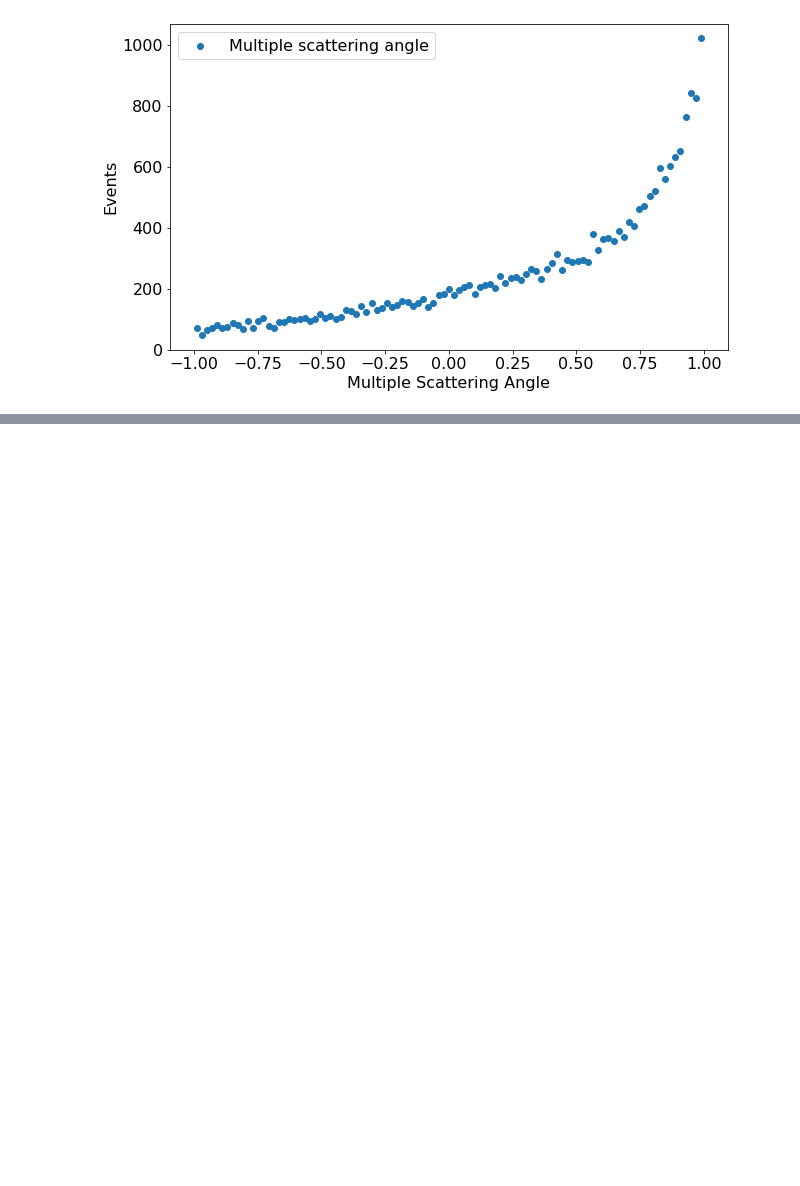
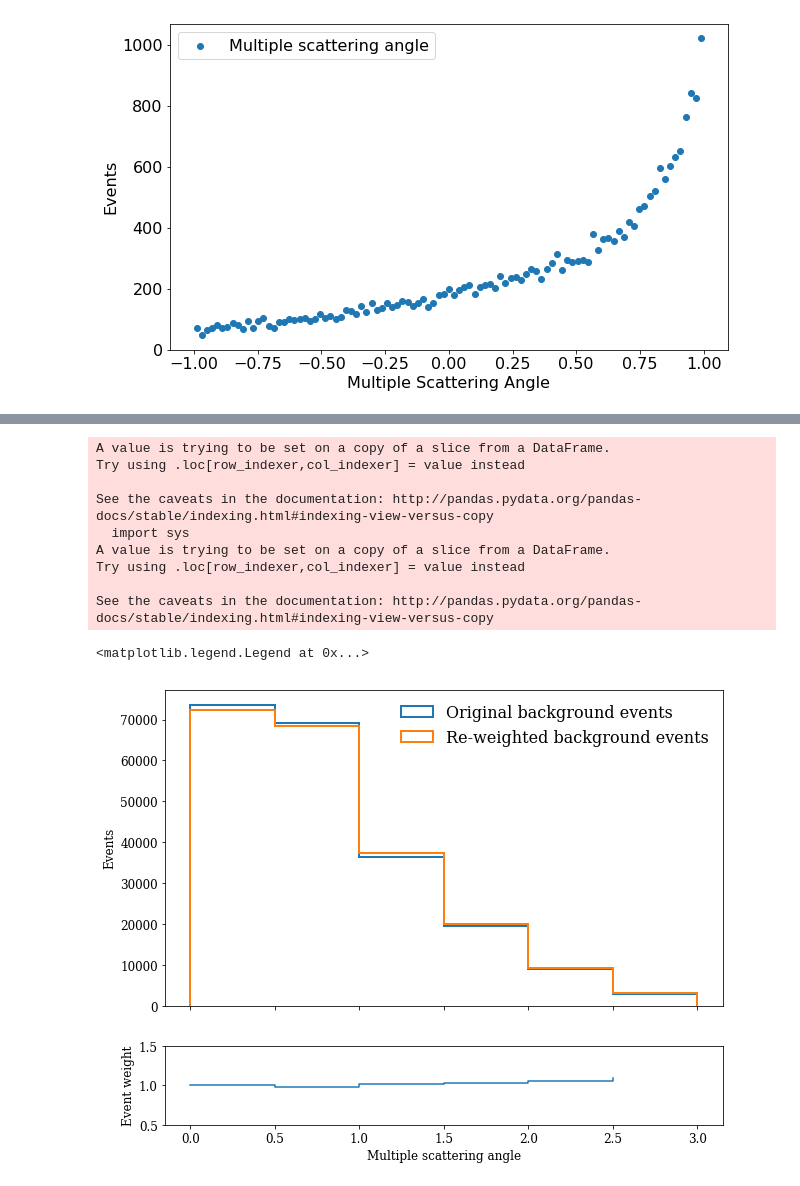
Before and after one commit to k-woodruff/bb2nu, a Jupyter notebook: bb2nu_BG_distribution.ipynb, the cells around one changed output, grey strips where cells are left out. Drawn from its saved outputs; the diff is of its cells as text; code cells hidden in the pictures; blank space fills up the shorter version.

Commit message:
Add a weight calculation for MCS angle

```diff
--- a/bb2nu_BG_distribution.ipynb
+++ b/bb2nu_BG_distribution.ipynb
@@ -562,0 +574,57 @@ plt.legend(loc = 'upper left', fontsize=16)
+# %%
+fig, ax = plt.subplots(nrows=2, figsize=(10,8), sharex=True, gridspec_kw={'height_ratios': [4, 1]})
+
+syst_unc = 0.05
+bin_width = 0.5
+mcsbins = np.arange(0, 3.15, bin_width)
+df_particles['weight_mcs'] = 1.
+df_particles_selection['weight_mcs'] = 1.
+
+mcs_counts,_ = np.histogram(df_particles['mcs_angle'], bins=mcsbins)
+mcs_counts_select,_ = np.histogram(df_particles_selection['mcs_angle'], bins=mcsbins)
+
+weight_vec = np.ones(len(mcsbins) - 1)
+
+for i in range(len(mcsbins) - 1):
+    bin_slice = (df_particles['mcs_angle'] >= mcsbins[i])&(df_particles['mcs_angle'] < mcsbins[i+1])
+    bin_slice_select = (df_particles_selection['mcs_angle'] >= mcsbins[i])&(df_particles_selection['mcs_angle'] < mcsbins[i+1])
+    if syst_unc > 0 and i != 0:
+        df_particles.loc[bin_slice, 'weight_mcs'] = (1-syst_unc) + mcs_counts[i-1]/mcs_counts[i]*syst_unc
+        df_particles_selection.loc[bin_slice_select, 'weight_mcs'] = (1-syst_unc) + mcs_counts_select[i-1]/mcs_counts_select[i]*syst_unc
+        weight_vec[i] = (1-syst_unc) + mcs_counts_select[i-1]/mcs_counts_select[i]*syst_unc
+    elif syst_unc <= 0 and i+1 != len(mcs_counts):
+        df_particles.loc[bin_slice, 'weight_mcs'] = (1-syst_unc) + mcs_counts[i+1]/mcs_counts[i]*syst_unc
+        df_particles_selection.loc[bin_slice_select, 'weight_mcs'] = (1-syst_unc) + mcs_counts_select[i+1]/mcs_counts_select[i]*syst_unc
+        weight_vec[i] = (1-syst_unc) + mcs_counts_select[i-1]/mcs_counts_select[i]*syst_unc
+
+weight_norm = len(df_particles)/df_particles['weight_mcs'].sum()
+weight_norm_select = len(df_particles_selection)/df_particles_selection['weight_mcs'].sum()
+df_particles['weight_mcs'] = df_particles['weight_mcs']*weight_norm
+df_particles_selection['weight_mcs'] = df_particles_selection['weight_mcs']*weight_norm_select
+
+ax[0].hist(df_particles['mcs_angle'], bins=mcsbins, histtype='step', lw=2, label='Original background events');
+ax[0].hist(df_particles['mcs_angle'], weights=df_particles['weight_mcs'], bins=mcsbins, histtype='step', lw=2, label='Re-weighted background events');
+
+ax[1].step(mcsbins[:-1], weight_vec, where='post')
+ax[1].set_ylim(0.5, 1.5)
+
+ax[0].set_ylabel('Events', fontsize=12)
+ax[1].set_ylabel('Event weight', fontsize=12)
+ax[1].set_xlabel('Multiple scattering angle', fontsize=12)
+
+ax[0].tick_params(which='major', axis='both', labelsize=12)
+ax[1].tick_params(which='major', axis='both', labelsize=12)
+
+ax[0].legend(loc='upper right', fontsize=16)
+# %% [output]
+A value is trying to be set on a copy of a slice from a DataFrame.
+Try using .loc[row_indexer,col_indexer] = value instead
+
+See the caveats in the documentation: http://pandas.pydata.org/pandas-docs/stable/indexing.html#indexing-view-versus-copy
+  import sys
+A value is trying to be set on a copy of a slice from a DataFrame.
+Try using .loc[row_indexer,col_indexer] = value instead
+
+See the caveats in the documentation: http://pandas.pydata.org/pandas-docs/stable/indexing.html#indexing-view-versus-copy
+<matplotlib.legend.Legend at 0x...>
+[figure, added]
```
Also changed, not shown: parts of 6 cells of this notebook.
